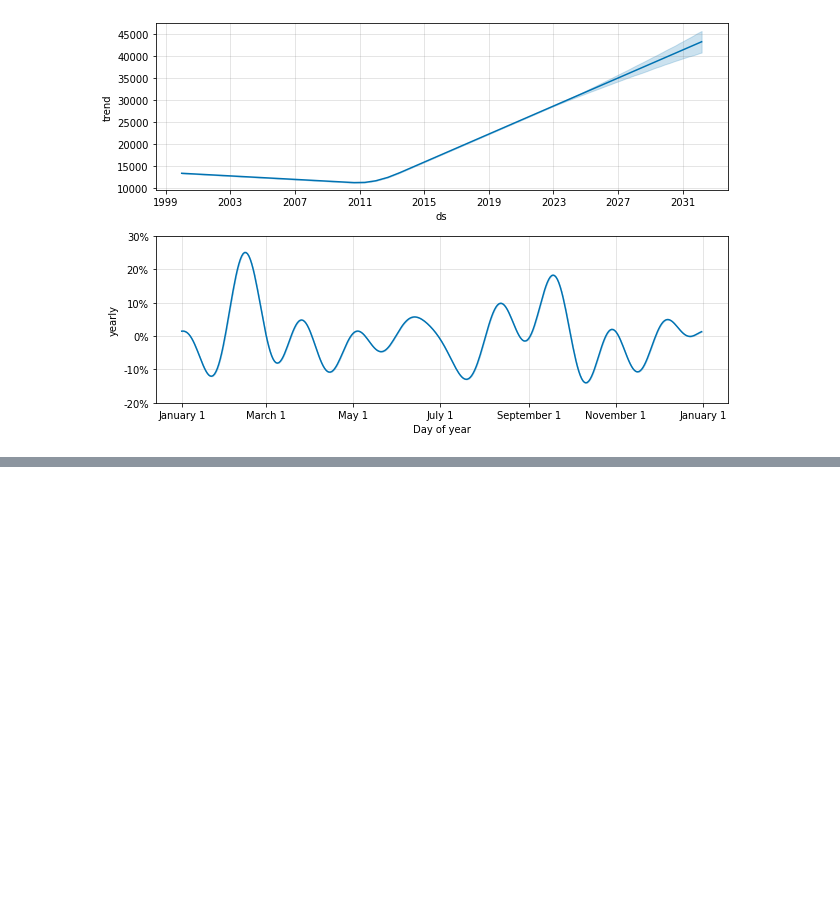
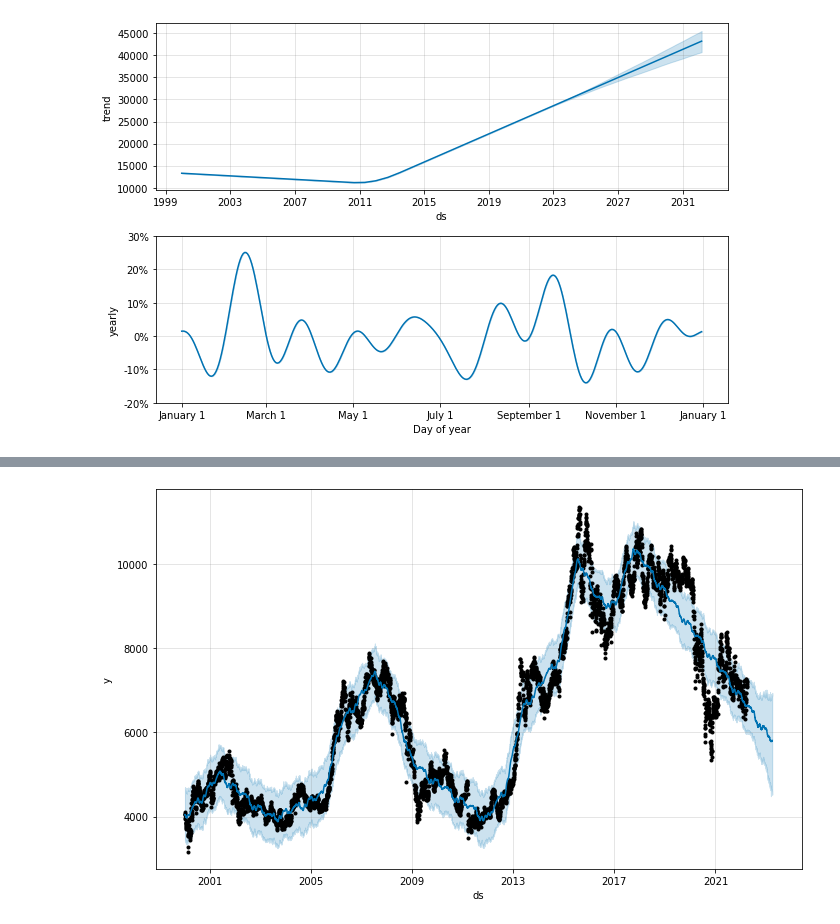
Before and after one commit to ransan102/Stock_price_prediction_app, a Jupyter notebook: ml/test.ipynb, the cells around one changed output, grey strips where cells are left out. Cells and saved outputs as stored; diff of their text form; code cells hidden in the pictures; blank space fills up the shorter version.

```diff
--- a/ml/test.ipynb
+++ b/ml/test.ipynb
@@ -106,0 +126,3 @@ fig2 = m.plot_components(forecast)
+# %%
+df_predict = df[["Date", "Adj Close"]].rename(columns={"Date":"ds", "Adj Close":"y"})
+df_predict.head()
@@ -106,0 +136,3 @@ fig2 = m.plot_components(forecast)
+# %%
+m = Prophet()
+m.fit(df_predict)
@@ -106,0 +159,3 @@ fig2 = m.plot_components(forecast)
+# %%
+future = m.make_future_dataframe(periods=365)
+future.tail()
@@ -106,0 +169,3 @@ fig2 = m.plot_components(forecast)
+# %%
+forecast = m.predict(future)
+forecast[["ds", "yhat", "yhat_lower", "yhat_upper"]].tail(10)
@@ -106,0 +184,4 @@ fig2 = m.plot_components(forecast)
+# %%
+fig1 = m.plot(forecast)
+# %% [output]
+[figure, added]
```
Also changed, not shown: parts of 22 cells of this notebook, 4 other files.
